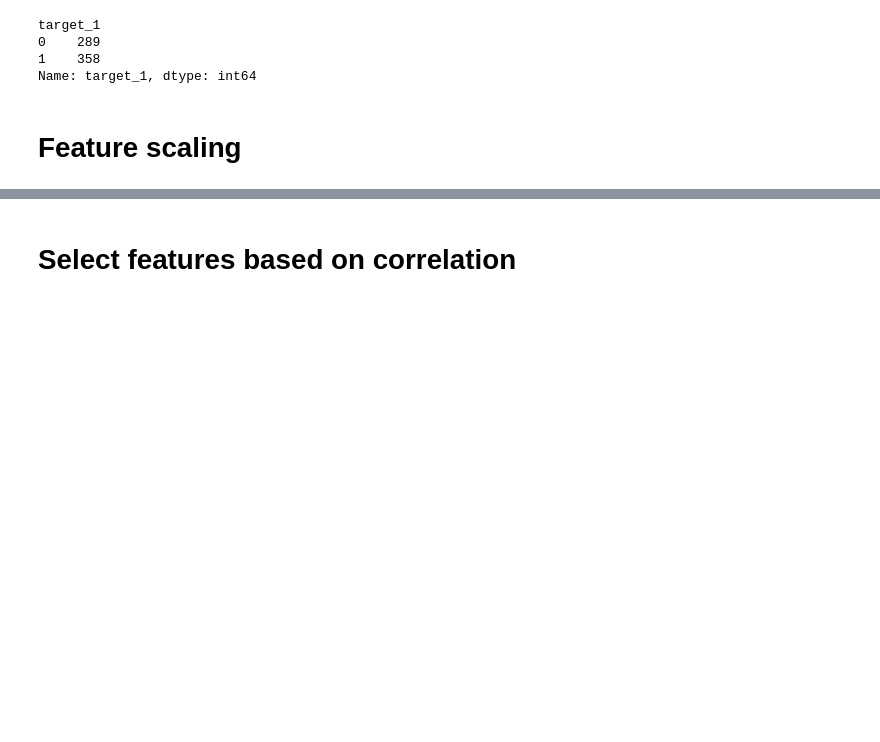
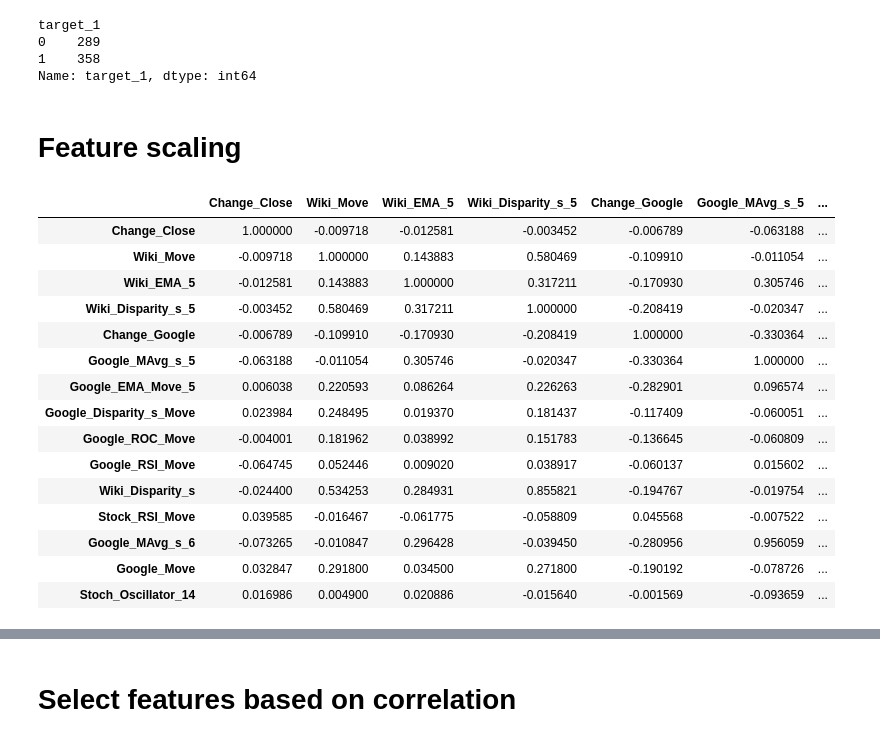
Before and after one commit to fabcabrera/Stock-Predictions, a Jupyter notebook: Fabrizio/DT Model Attempt.ipynb, the cells around one changed output, grey strips where cells are left out. Cells and saved outputs as stored; diff of their text form; code cells hidden in the pictures; blank space fills up the shorter version.

```diff
--- a/Fabrizio/DT Model Attempt.ipynb
+++ b/Fabrizio/DT Model Attempt.ipynb
@@ -78,6 +81,25 @@ X_test_sc = pd.DataFrame(sc.transform(X_test), columns = X.columns)
 # Each feature's correlation with every other feature
 
 corr_matrix = X_train_sc.corr()
+# %%
+corr_matrix
+# %% [output]
+|  | Change_Close | Wiki_Move | Wiki_EMA_5 | Wiki_Disparity_s_5 | Change_Google | Google_MAvg_s_5 | ... |
+| Change_Close | 1.000000 | -0.009718 | -0.012581 | -0.003452 | -0.006789 | -0.063188 | ... |
+| Wiki_Move | -0.009718 | 1.000000 | 0.143883 | 0.580469 | -0.109910 | -0.011054 | ... |
+| Wiki_EMA_5 | -0.012581 | 0.143883 | 1.000000 | 0.317211 | -0.170930 | 0.305746 | ... |
+| Wiki_Disparity_s_5 | -0.003452 | 0.580469 | 0.317211 | 1.000000 | -0.208419 | -0.020347 | ... |
+| Change_Google | -0.006789 | -0.109910 | -0.170930 | -0.208419 | 1.000000 | -0.330364 | ... |
+| Google_MAvg_s_5 | -0.063188 | -0.011054 | 0.305746 | -0.020347 | -0.330364 | 1.000000 | ... |
+| Google_EMA_Move_5 | 0.006038 | 0.220593 | 0.086264 | 0.226263 | -0.282901 | 0.096574 | ... |
+| Google_Disparity_s_Move | 0.023984 | 0.248495 | 0.019370 | 0.181437 | -0.117409 | -0.060051 | ... |
+| Google_ROC_Move | -0.004001 | 0.181962 | 0.038992 | 0.151783 | -0.136645 | -0.060809 | ... |
+| Google_RSI_Move | -0.064745 | 0.052446 | 0.009020 | 0.038917 | -0.060137 | 0.015602 | ... |
+| Wiki_Disparity_s | -0.024400 | 0.534253 | 0.284931 | 0.855821 | -0.194767 | -0.019754 | ... |
+| Stock_RSI_Move | 0.039585 | -0.016467 | -0.061775 | -0.058809 | 0.045568 | -0.007522 | ... |
+| Google_MAvg_s_6 | -0.073265 | -0.010847 | 0.296428 | -0.039450 | -0.280956 | 0.956059 | ... |
+| Google_Move | 0.032847 | 0.291800 | 0.034500 | 0.271800 | -0.190192 | -0.078726 | ... |
+| Stoch_Oscillator_14 | 0.016986 | 0.004900 | 0.020886 | -0.015640 | -0.001569 | -0.093659 | ... |
 # %%
 #Each feature's correlation with the target variable
 
```
Also changed, not shown: parts of 22 cells of this notebook.
